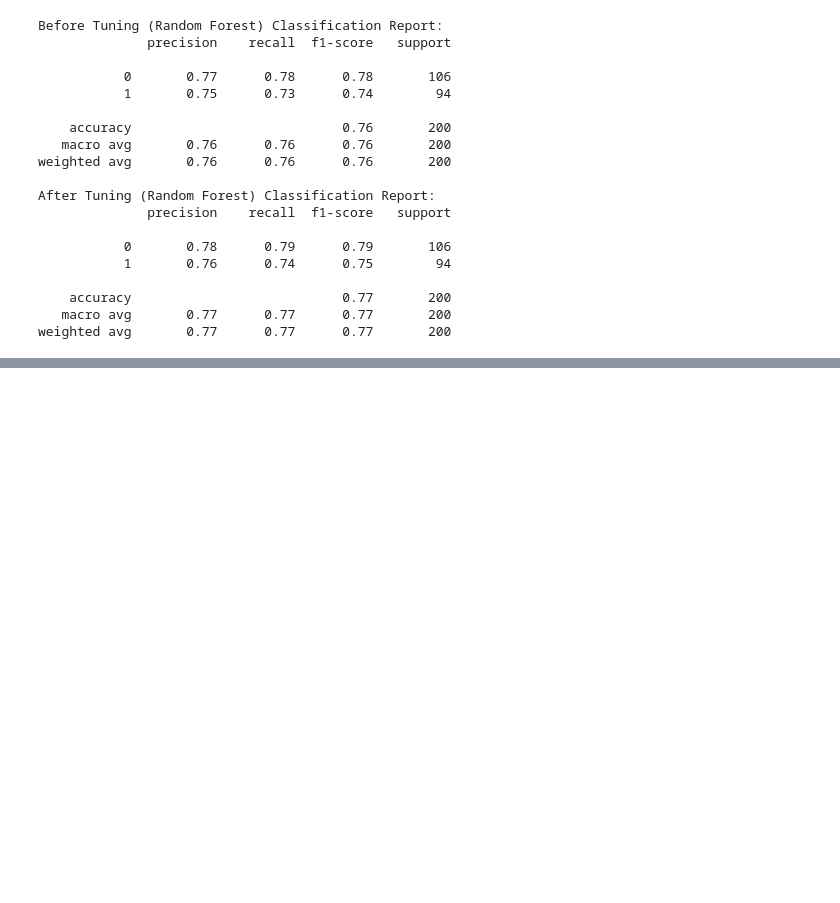
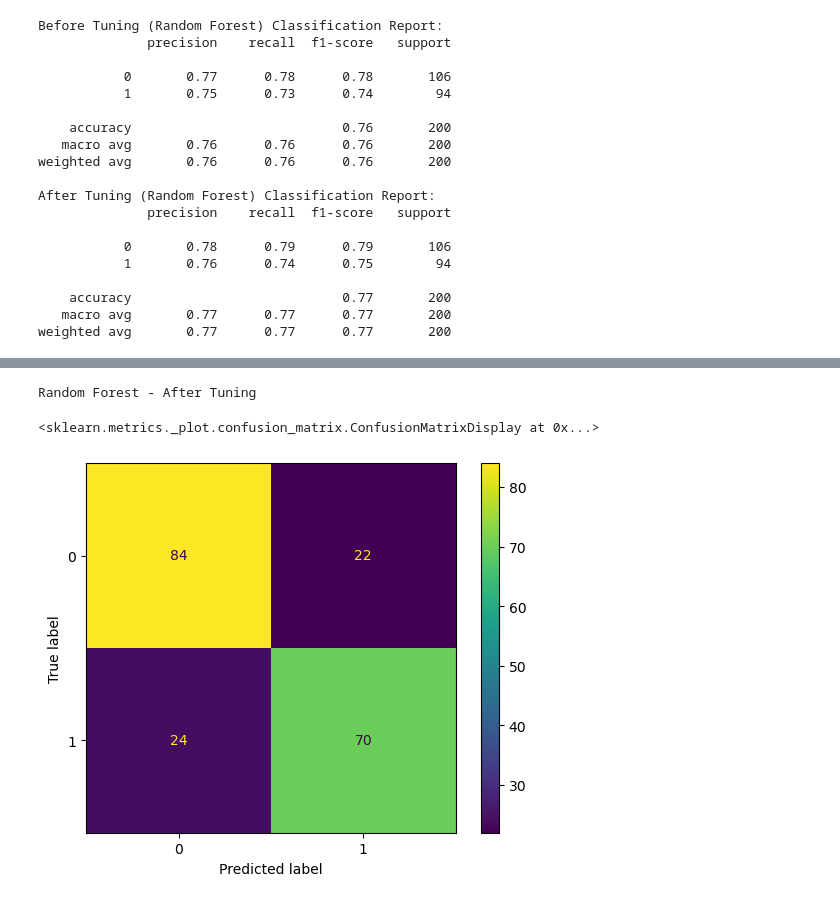
Before and after one commit to JZ2101340/bike, a Jupyter notebook: classification.ipynb, the cells around one changed output, grey strips where cells are left out. Drawn from its saved outputs; the diff is of its cells as text; code cells hidden in the pictures; blank space fills up the shorter version.

```diff
--- a/classification.ipynb
+++ b/classification.ipynb
@@ -338,0 +406,9 @@ weighted avg       0.77      0.77      0.77       200
+# %%
+print("Random Forest - After Tuning")
+cm_after_rf = confusion_matrix(y_test, y_pred_after_rf)
+disp_after_rf = ConfusionMatrixDisplay(confusion_matrix=cm_after_rf)
+disp_after_rf.plot()
+# %% [output]
+Random Forest - After Tuning
+<sklearn.metrics._plot.confusion_matrix.ConfusionMatrixDisplay at 0x...>
+[figure, added]
```
Also changed, not shown: parts of 23 cells of this notebook.
